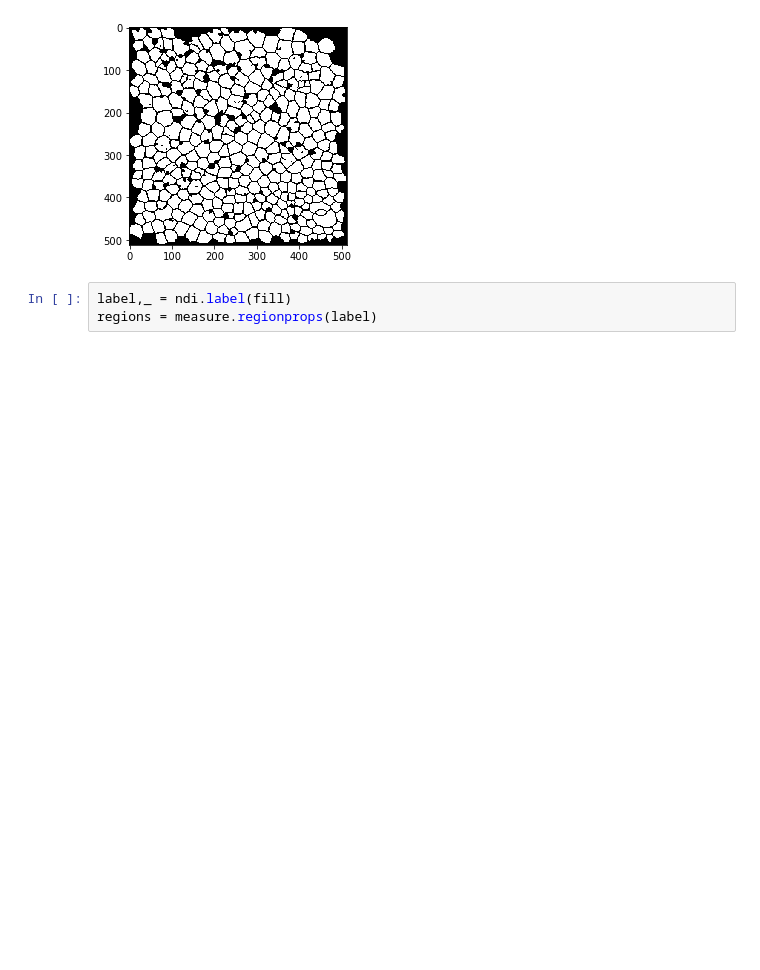
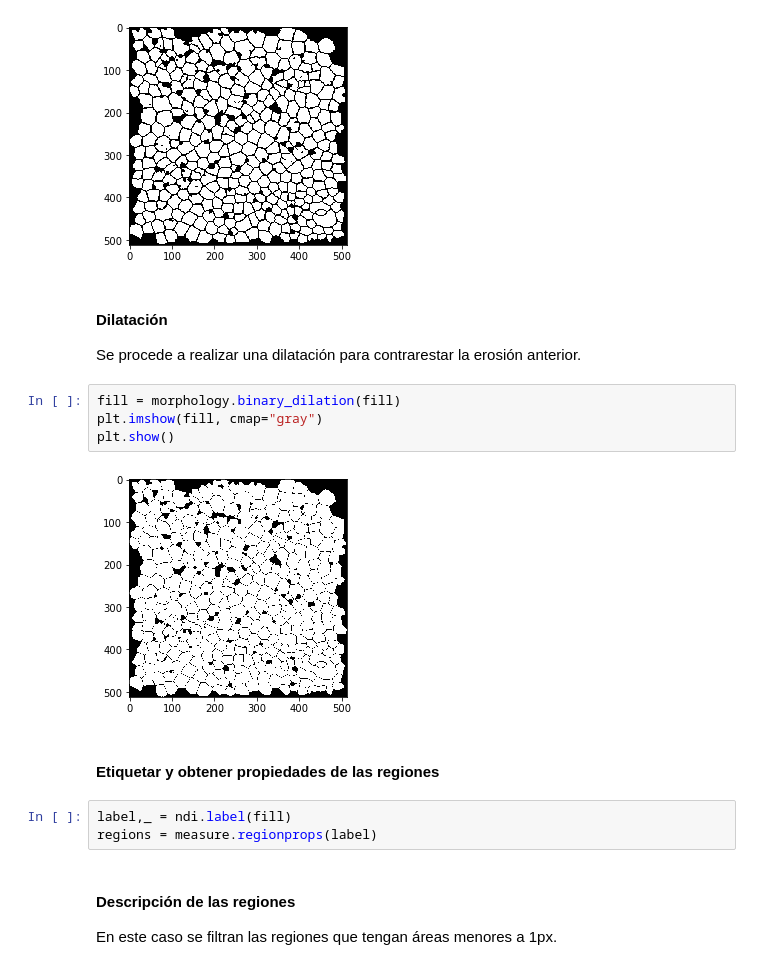
Before and after one commit to gabrieldelaparra/CC5508-2017-1-Tarea3, a Jupyter notebook: Tarea3.ipynb, the cells around one changed output. Cells and saved outputs as stored; diff of their text form; blank space fills up the shorter version.

```diff
--- a/Tarea3.ipynb
+++ b/Tarea3.ipynb
@@ -25,9 +100,23 @@ plt.imshow(fill, cmap="gray")
 plt.show()
 # %% [output]
 [figure]
+# %% [markdown]
+#### Dilatación
+Se procede a realizar una dilatación para contrarestar la erosión anterior.
+# %%
+fill = morphology.binary_dilation(fill)
+plt.imshow(fill, cmap="gray")
+plt.show()
+# %% [output]
+[figure, added]
+# %% [markdown]
+#### Etiquetar y obtener propiedades de las regiones
 # %%
 label,_ = ndi.label(fill)
 regions = measure.regionprops(label)
+# %% [markdown]
+#### Descripción de las regiones
+En este caso se filtran las regiones que tengan áreas menores a 1px.
 # %%
 i = 1
 for region in regions:
```
Also changed, not shown: parts of 13 cells of this notebook.
